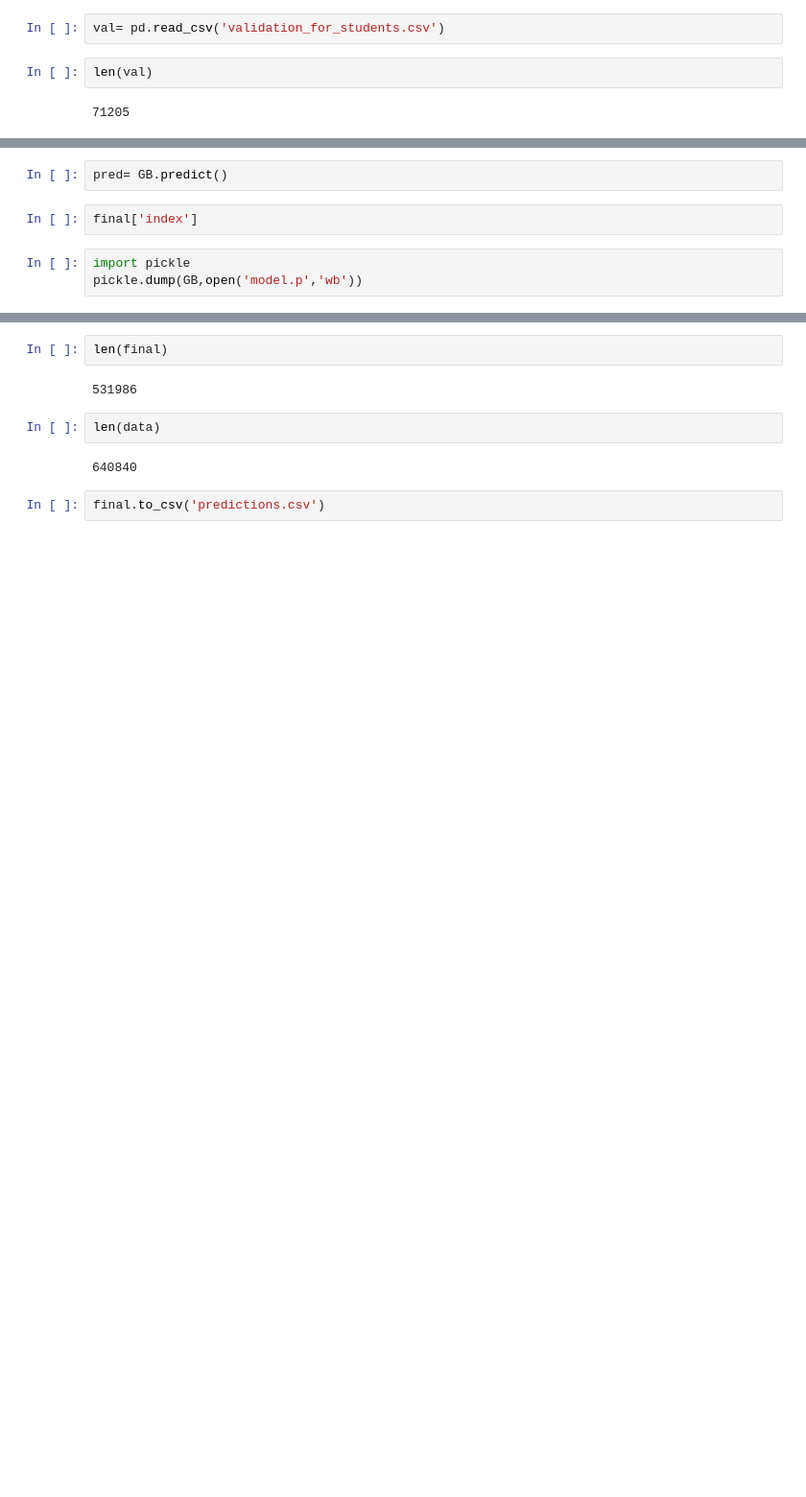
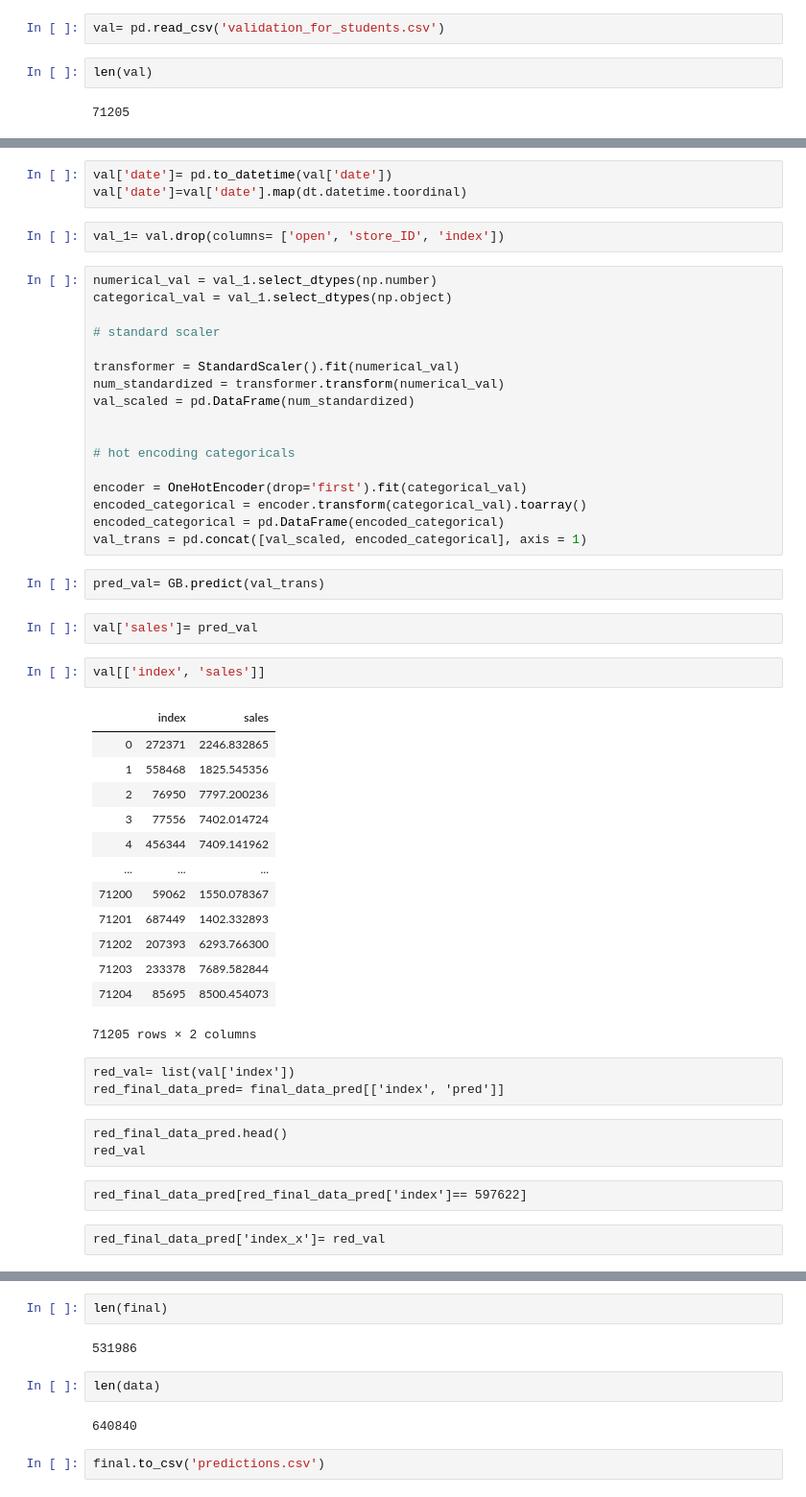
Before and after one commit to CommanderPoe/iron-kaggle, a Jupyter notebook: Iron-Kaggle.ipynb, the cells around one changed output, grey strips where cells are left out. Shown: that part at 96% size. Saved outputs shown, nothing was run; the diff lists cells and outputs as text; blank space fills up the shorter version.

```diff
--- a/Iron-Kaggle.ipynb
+++ b/Iron-Kaggle.ipynb
@@ -492,7 +545,52 @@ len(val)
+# %%
+val['date']= pd.to_datetime(val['date'])
+val['date']=val['date'].map(dt.datetime.toordinal)
+# %%
+val_1= val.drop(columns= ['open', 'store_ID', 'index'])
+# %%
+numerical_val = val_1.select_dtypes(np.number)
+categorical_val = val_1.select_dtypes(np.object)
+
+# standard scaler
+
+transformer = StandardScaler().fit(numerical_val)
+num_standardized = transformer.transform(numerical_val)
+val_scaled = pd.DataFrame(num_standardized)
+
+
+# hot encoding categoricals
+
+encoder = OneHotEncoder(drop='first').fit(categorical_val)
+encoded_categorical = encoder.transform(categorical_val).toarray()
+encoded_categorical = pd.DataFrame(encoded_categorical)
+val_trans = pd.concat([val_scaled, encoded_categorical], axis = 1)
 # %%
-pred= GB.predict()
+pred_val= GB.predict(val_trans)
-# %%
-final['index']
-# %%
-import pickle
-pickle.dump(GB,open('model.p','wb'))
+# %%
+val['sales']= pred_val
+# %%
+val[['index', 'sales']]
+# %% [output]
+|  | index | sales |
+| 0 | 272371 | 2246.832865 |
+| 1 | 558468 | 1825.545356 |
+| 2 | 76950 | 7797.200236 |
+| 3 | 77556 | 7402.014724 |
+| 4 | 456344 | 7409.141962 |
+| ... | ... | ... |
+| 71200 | 59062 | 1550.078367 |
+| 71201 | 687449 | 1402.332893 |
+| 71202 | 207393 | 6293.766300 |
+| 71203 | 233378 | 7689.582844 |
+| 71204 | 85695 | 8500.454073 |
+71205 rows × 2 columns
+# %% [raw]
+red_val= list(val['index'])
+red_final_data_pred= final_data_pred[['index', 'pred']]
+# %% [raw]
+red_final_data_pred.head()
+red_val
+# %% [raw]
+red_final_data_pred[red_final_data_pred['index']== 597622]
+# %% [raw]
+red_final_data_pred['index_x']= red_val
```
Also changed, not shown: parts of 46 cells of this notebook.
